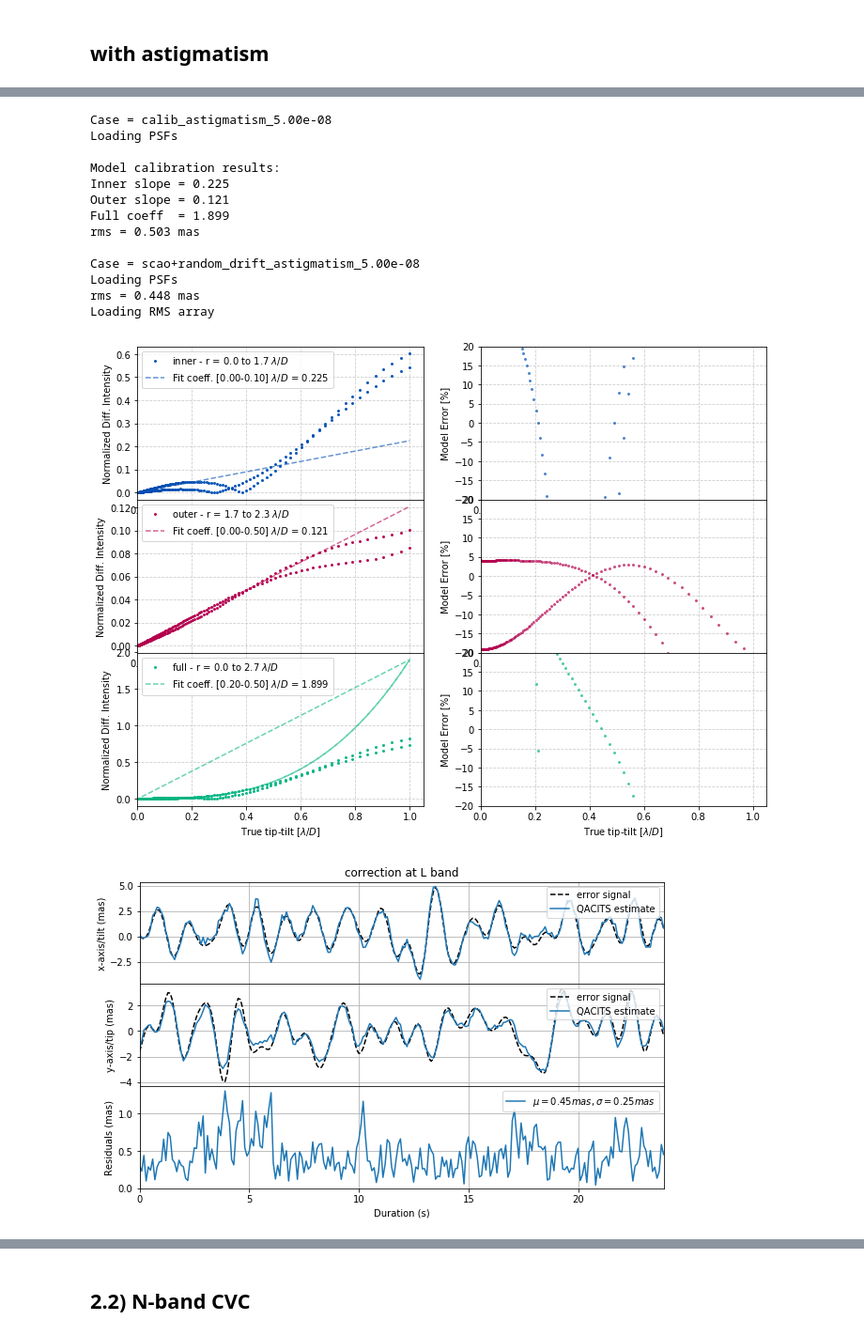
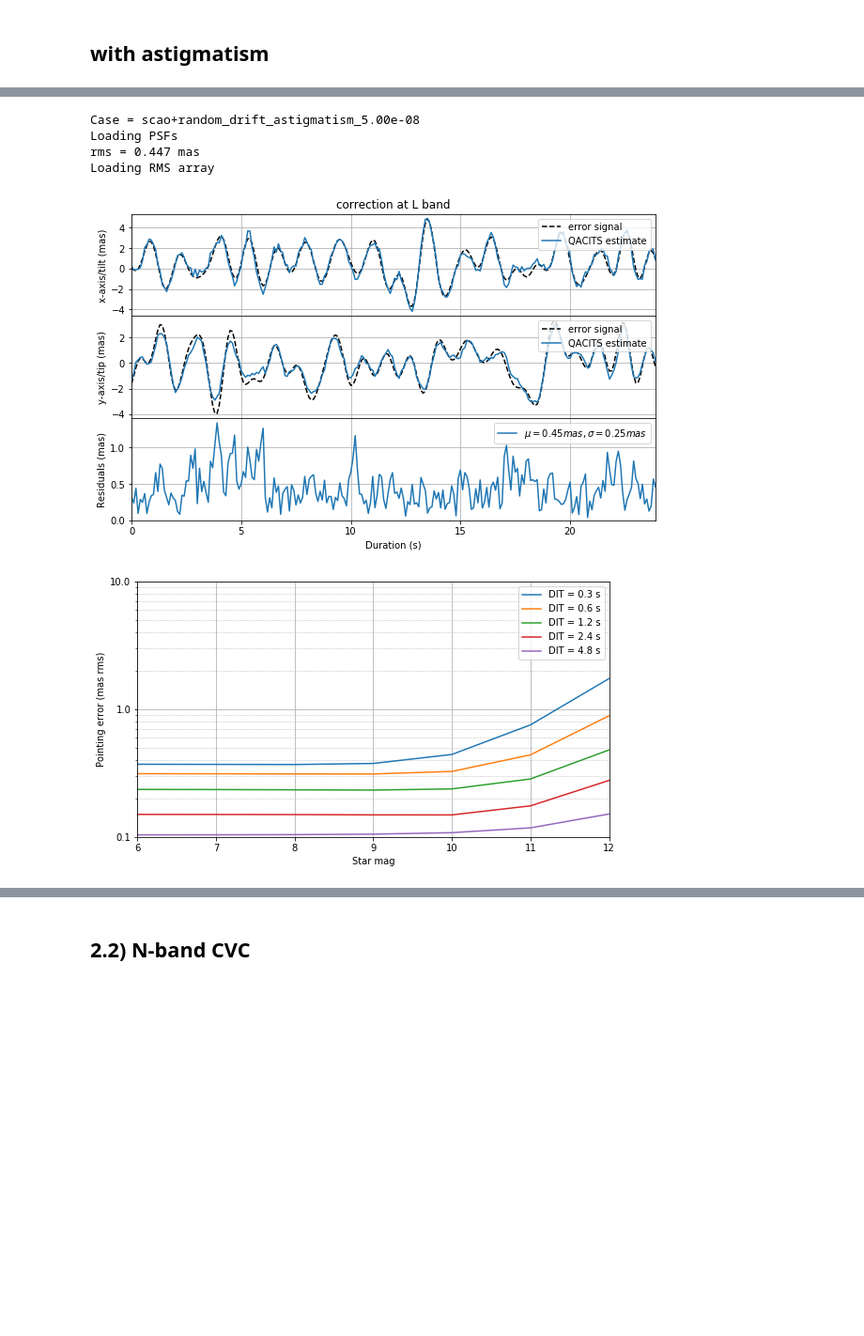
Before and after one commit to vortex-exoplanet/QACITS, a Jupyter notebook: notebooks/qacits_100ms.ipynb, the cells around one changed output, grey strips where cells are left out. Shown at 94% size. Cells and saved outputs as stored; diff of their text form; code cells hidden in the pictures; blank space fills up the shorter version.

```diff
--- a/notebooks/qacits_100ms.ipynb
+++ b/notebooks/qacits_100ms.ipynb
@@ -471,9 +471,7 @@ Loading RMS array
 ## with astigmatism
 # %%
 astigmatism = 30e-9
-conf, psf, psfs, tt_lamD = create_psfs(band, mode, ls_params, pupil_shape, 'calib', astigmatism=astigmatism)
-L_CVC_params, _, _ = plot_point_err(conf, psf, psfs, tt_lamD, show_fig=False)
-conf, psf, psfs, tt_lamD = create_psfs(band, mode, ls_params, pupil_shape, 'scao+random_drift', astigmatism=astigmatism)
+conf, psf, psfs, tt_lamD = create_psfs(band, mode, ls_params, pupil_shape, case, astigmatism=astigmatism)
 plot_point_err(conf, psf, psfs, tt_lamD, qacits_params=L_CVC_params, show_fig=True);
 rms_arr = rms_mag(L_CVC_params, conf, psf, psfs, tt_lamD, rmags[band])
 plot_rms_mag(rms_arr, rmags[band])
@@ -497,8 +485,6 @@ Loading RMS array
 # %%
 astigmatism = 40e-9
-conf, psf, psfs, tt_lamD = create_psfs(band, mode, ls_params, pupil_shape, 'calib', astigmatism=astigmatism)
-L_CVC_params, _, _ = plot_point_err(conf, psf, psfs, tt_lamD, show_fig=False)
-conf, psf, psfs, tt_lamD = create_psfs(band, mode, ls_params, pupil_shape, 'scao+random_drift', astigmatism=astigmatism)
+conf, psf, psfs, tt_lamD = create_psfs(band, mode, ls_params, pupil_shape, case, astigmatism=astigmatism)
 plot_point_err(conf, psf, psfs, tt_lamD, qacits_params=L_CVC_params, show_fig=True);
 rms_arr = rms_mag(L_CVC_params, conf, psf, psfs, tt_lamD, rmags[band])
 plot_rms_mag(rms_arr, rmags[band])
@@ -522,24 +498,13 @@ Loading RMS array
 # %%
 astigmatism = 50e-9
-conf, psf, psfs, tt_lamD = create_psfs(band, mode, ls_params, pupil_shape, 'calib', astigmatism=astigmatism)
-L_CVC_params, _, _ = plot_point_err(conf, psf, psfs, tt_lamD, show_fig=False)
-conf, psf, psfs, tt_lamD = create_psfs(band, mode, ls_params, pupil_shape, 'scao+random_drift', astigmatism=astigmatism)
+conf, psf, psfs, tt_lamD = create_psfs(band, mode, ls_params, pupil_shape, case, astigmatism=astigmatism)
 plot_point_err(conf, psf, psfs, tt_lamD, qacits_params=L_CVC_params, show_fig=True);
 rms_arr = rms_mag(L_CVC_params, conf, psf, psfs, tt_lamD, rmags[band])
 plot_rms_mag(rms_arr, rmags[band])
 # %% [output]
-Case = calib_astigmatism_5.00e-08
-Loading PSFs
-
-Model calibration results:
-Inner slope = 0.225
-Outer slope = 0.121
-Full coeff  = 1.899
-rms = 0.503 mas
-
 Case = scao+random_drift_astigmatism_5.00e-08
 Loading PSFs
-rms = 0.448 mas
+rms = 0.447 mas
 Loading RMS array
-[figure, old version]
+[figure, new version]
-[figure, old version]
+[figure, new version]
```
Also changed, not shown: parts of 8 cells of this notebook.
